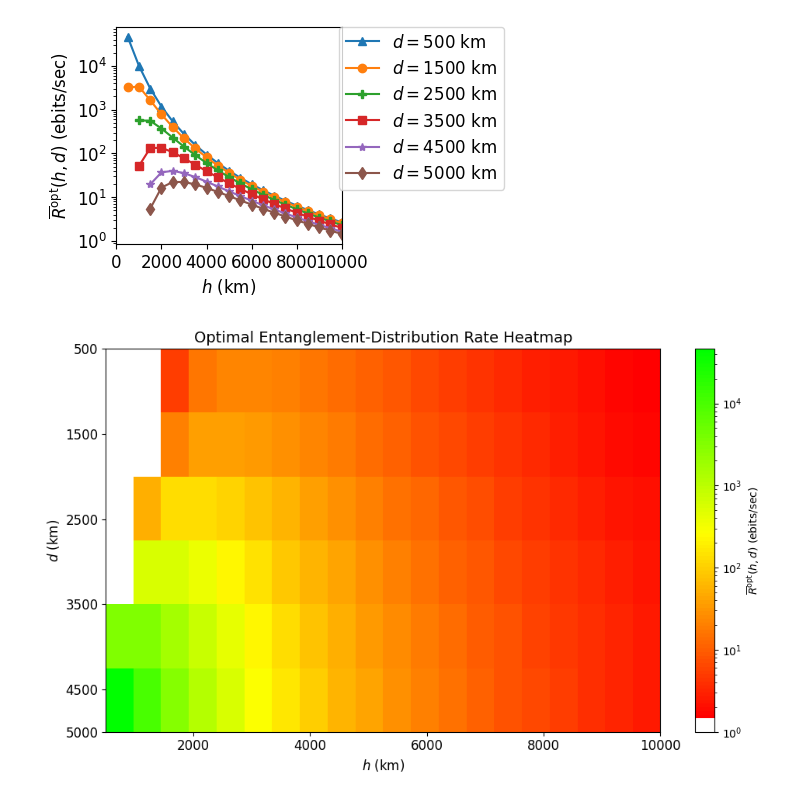
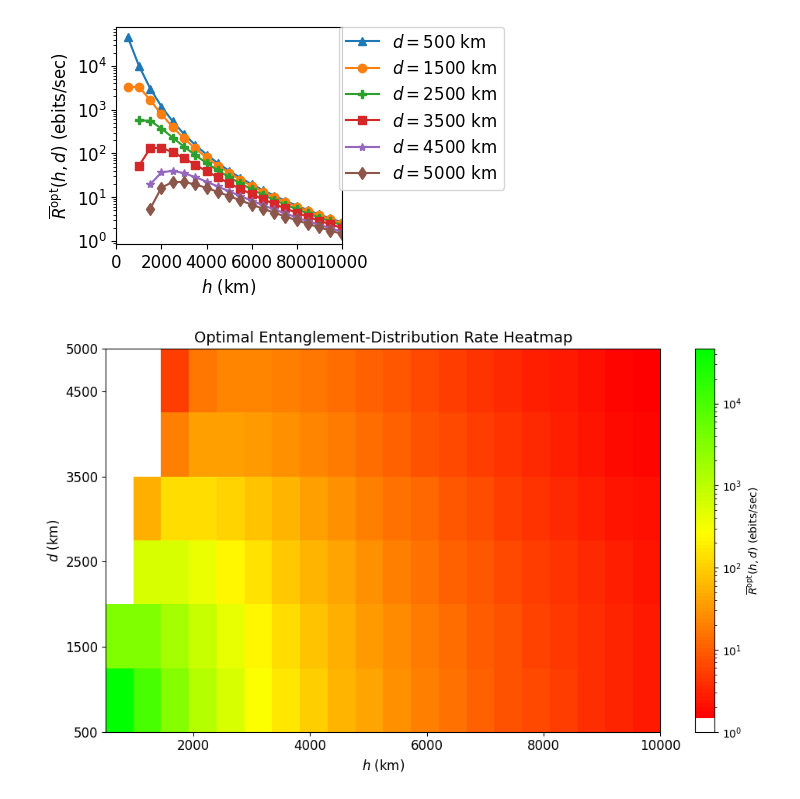
Before and after one commit to Ashen235/qit_sat_eswap_sim, a Jupyter notebook: analysis_and_plots_from_paper_repo.ipynb, the cells around one changed output. Drawn from its saved outputs; the diff is of its cells as text; code cells hidden in the pictures.

```diff
--- a/analysis_and_plots_from_paper_repo.ipynb
+++ b/analysis_and_plots_from_paper_repo.ipynb
@@ -519,12 +498,6 @@ plt.show()
 [figure]
 # %%
 from matplotlib.colors import LogNorm, LinearSegmentedColormap
-
-distances = [500, 1500, 2500, 3500, 4500, 5000]
-
-# Replace None with np.nan and convert to numpy arrays
-def replace_none_with_nan(arr):
-    return np.array([np.nan if x is None else x for x in arr], dtype=float)
 
 # Combine data into a 2D array
 rates = np.array([Rmax_500, Rmax_1500, Rmax_2500, Rmax_3500, Rmax_4500, Rmax_5000], dtype=float)
@@ -533,32 +506,35 @@ rates = np.array([Rmax_500, Rmax_1500, Rmax_2500, Rmax_3500, Rmax_4500, Rmax_500
 zero_threshold = 1e-10
 rates[rates == 0] = zero_threshold
 
 # Ensure vmin and vmax are valid for LogNorm
 vmin = np.nanmin(rates[rates > zero_threshold])
 vmax = np.nanmax(rates)
 
 # Create a custom colormap from red to yellow to green
 colors = [(1, 0, 0), (1, 1, 0), (0, 1, 0)]  # Red to yellow to green
 n_bins = 100  # Number of bins
 cmap_name = 'red_yellow_green'
 cm = LinearSegmentedColormap.from_list(cmap_name, colors, N=n_bins)
 
+# Reversed distances for correct labeling
+distances = [5000, 4500, 3500, 2500, 1500, 500]
+
 # Create the heatmap with a logarithmic color scale
 plt.figure(figsize=(10, 6))
 plt.imshow(rates, aspect='auto', cmap=cm, extent=[H[0], H[-1], distances[-1], distances[0]], origin='lower', norm=LogNorm(vmin=vmin, vmax=vmax))
 cbar = plt.colorbar(label='$\overline{R}^{\mathrm{opt}}(h,d)$ (ebits/sec)')
 cbar.set_ticks([10**i for i in range(int(np.log10(vmin)), int(np.log10(vmax)) + 1)])
 cbar.set_ticklabels([f'$10^{i}$' for i in range(int(np.log10(vmin)), int(np.log10(vmax)) + 1)])
 
 # Configure the plot
 plt.xlabel('$h$ (km)', fontsize=12)
 plt.ylabel('$d$ (km)', fontsize=12)
 plt.title('Optimal Entanglement-Distribution Rate Heatmap', fontsize=14)
 plt.xticks(fontsize=12)
-plt.yticks(distances, fontsize=12)
+plt.yticks(distances[::-1], fontsize=12)  # Reverse the y-ticks to match the correct orientation
 
 plt.tight_layout()
 plt.savefig('heatmap_entanglement_distribution_rate.pdf', bbox_inches='tight')
 plt.show()
 # %% [output]
-[figure, old version]
+[figure, new version]
```
Also changed, not shown: parts of 1 cell of this notebook.
